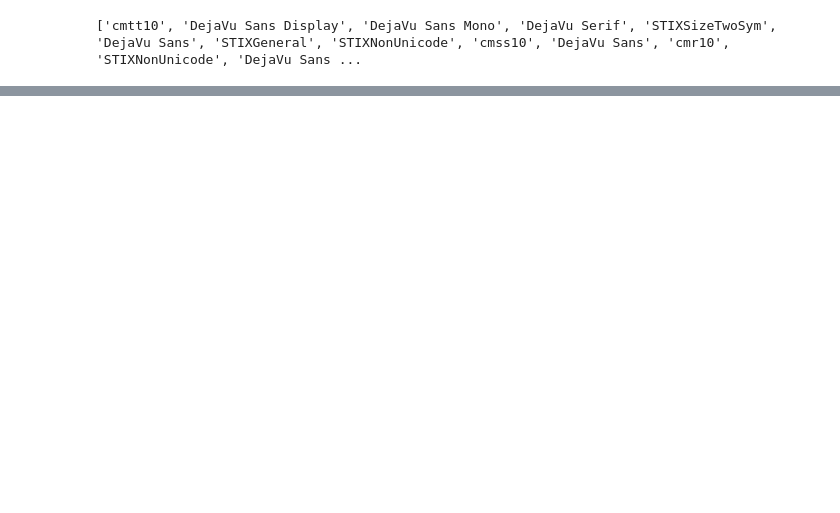
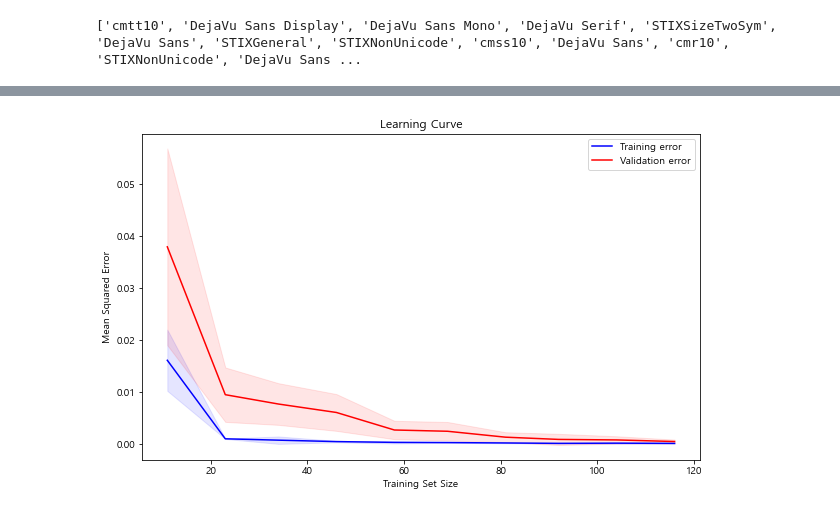
Before and after one commit to Choiterry/AI-Study, a Jupyter notebook: life_data_randomforest2.ipynb, the cells around one changed output, grey strips where cells are left out. Saved outputs shown, nothing was run; the diff lists cells and outputs as text; code cells hidden in the pictures; blank space fills up the shorter version.

```diff
--- a/life_data_randomforest2.ipynb
+++ b/life_data_randomforest2.ipynb
@@ -103,0 +158,33 @@ df_prep.to_csv('df_prep.csv')
+# %%
+from sklearn.model_selection import learning_curve
+
+rf_regressor = RandomForestRegressor( n_estimators = 7, random_state=42)
+
+# Create the learning curve
+train_sizes, train_scores, test_scores = learning_curve(rf_regressor, X_train, y_train, cv=5, scoring='neg_mean_squared_error', train_sizes=np.linspace(0.1, 1.0, 10))
+
+# Calculate the mean and standard deviation of the train scores
+train_mean = -np.mean(train_scores, axis=1)
+train_std = np.std(train_scores, axis=1)
+
+# Calculate the mean and standard deviation of the test scores
+test_mean = -np.mean(test_scores, axis=1)
+test_std = np.std(test_scores, axis=1)
+
+# Plot the learning curve
+plt.figure(figsize=(10, 6))
+plt.plot(train_sizes, train_mean, label='Training error', color='blue')
+plt.plot(train_sizes, test_mean, label='Validation error', color='red')
+
+# Draw the bands
+plt.fill_between(train_sizes, train_mean - train_std, train_mean + train_std, color='blue', alpha=0.1)
+plt.fill_between(train_sizes, test_mean - test_std, test_mean + test_std, color='red', alpha=0.1)
+
+# Add labels and title
+plt.xlabel('Training Set Size')
+plt.ylabel('Mean Squared Error')
+plt.title('Learning Curve')
+plt.legend(loc='best')
+plt.show()
+# %% [output]
+[figure, added]
```
Also changed, not shown: parts of 8 cells of this notebook, 3 other files.
